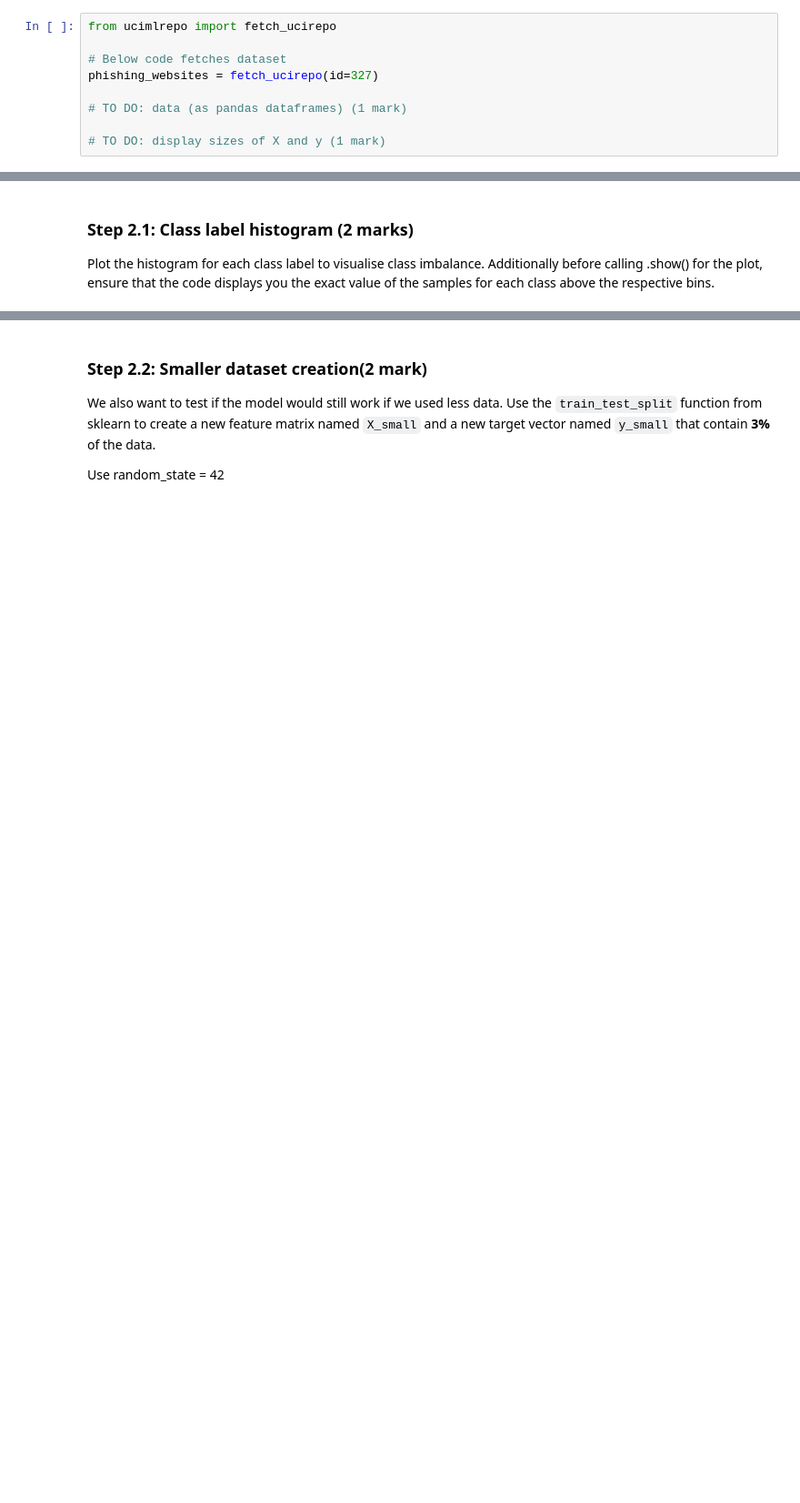
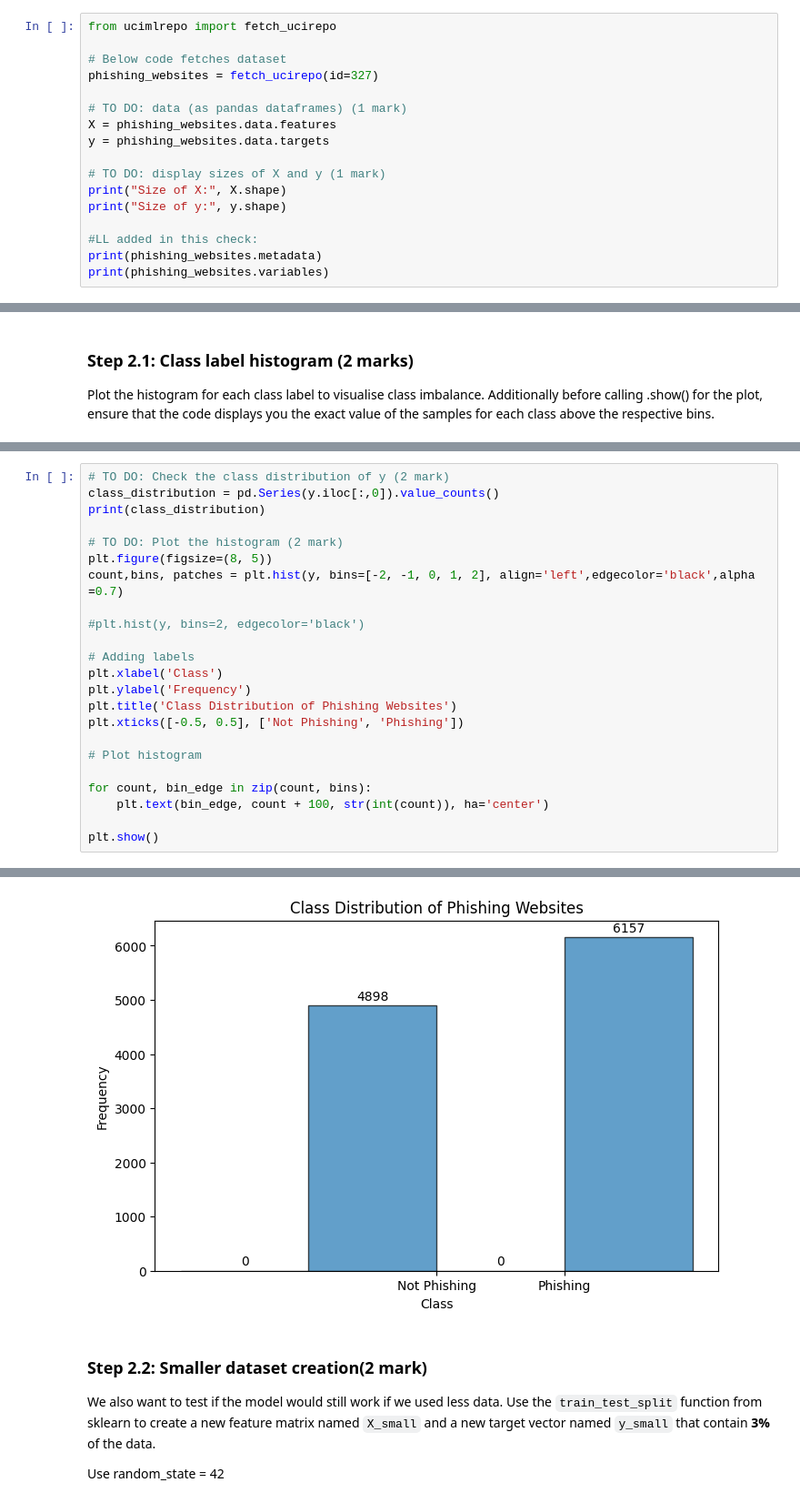
Before and after one commit to mahweerkumar/engg680_2024_fall, a Jupyter notebook: Lab_Assignment3/Assignment3 (1).ipynb, the cells around one changed output, grey strips where cells are left out. Shown at 91% size. Cells and saved outputs as stored; diff of their text form; blank space fills up the shorter version.

```diff
--- a/Lab_Assignment3/Assignment3 (1).ipynb
+++ b/Lab_Assignment3/Assignment3 (1).ipynb
@@ -397,5 +410,13 @@ from ucimlrepo import fetch_ucirepo
 phishing_websites = fetch_ucirepo(id=327)
 
 # TO DO: data (as pandas dataframes) (1 mark)
+X = phishing_websites.data.features
+y = phishing_websites.data.targets
 
 # TO DO: display sizes of X and y (1 mark)
+print("Size of X:", X.shape)
+print("Size of y:", y.shape)
+
+#LL added in this check:
+print(phishing_websites.metadata)
+print(phishing_websites.variables)
@@ -412,0 +445,24 @@ plt.show()
+# %%
+# TO DO: Check the class distribution of y (2 mark)
+class_distribution = pd.Series(y.iloc[:,0]).value_counts()
+print(class_distribution)
+
+# TO DO: Plot the histogram (2 mark)
+plt.figure(figsize=(8, 5))
+count,bins, patches = plt.hist(y, bins=[-2, -1, 0, 1, 2], align='left',edgecolor='black',alpha =0.7)
+
+#plt.hist(y, bins=2, edgecolor='black')
+
+# Adding labels
+plt.xlabel('Class')
+plt.ylabel('Frequency')
+plt.title('Class Distribution of Phishing Websites')
+plt.xticks([-0.5, 0.5], ['Not Phishing', 'Phishing'])
+
+# Plot histogram
+
+for count, bin_edge in zip(count, bins):
+    plt.text(bin_edge, count + 100, str(int(count)), ha='center')
+
+plt.show()
+# %% [output]
@@ -413,3 +473,4 @@ plt.show()
+[figure, added]
 # %% [markdown]
 ### Step 2.2: Smaller dataset creation(2 mark)
 
```
Also changed, not shown: parts of 14 cells of this notebook.
